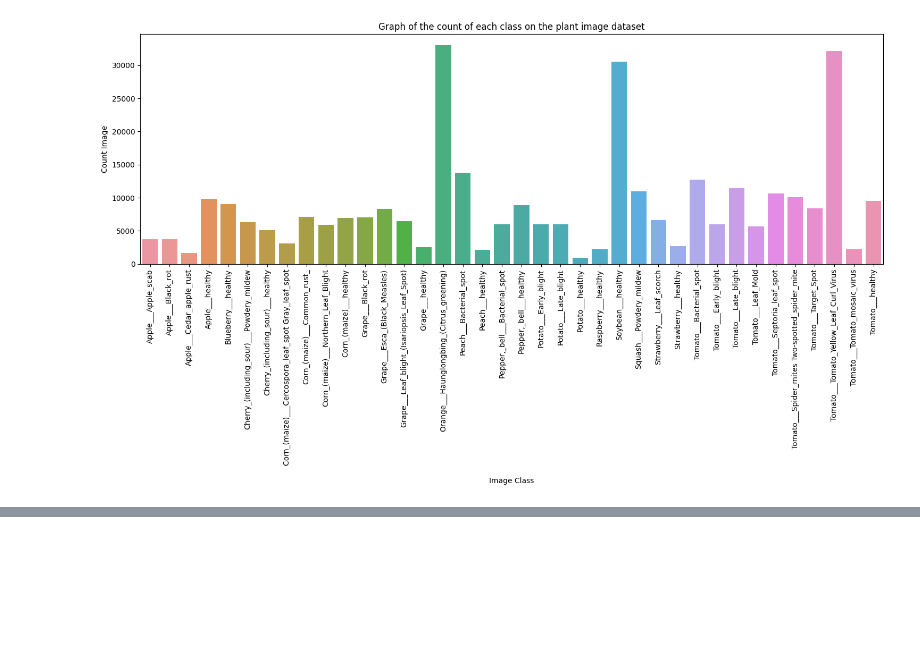
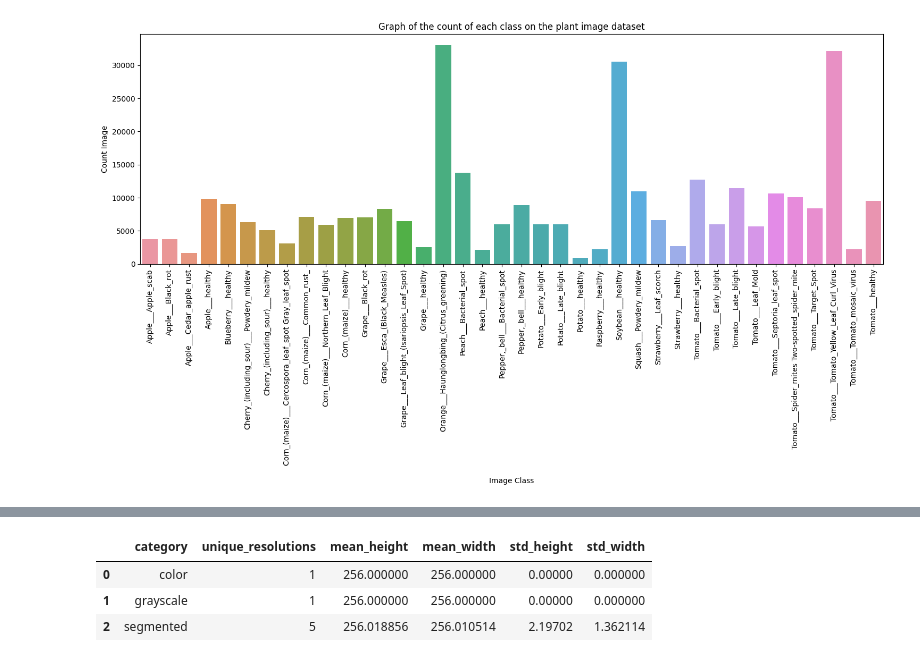
Before and after one commit to RedApple75/WIDS-5.0, a Jupyter notebook: plant_EDA.ipynb, the cells around one changed output, grey strips where cells are left out. Saved outputs shown, nothing was run; the diff lists cells and outputs as text; code cells hidden in the pictures; blank space fills up the shorter version.

```diff
--- a/plant_EDA.ipynb
+++ b/plant_EDA.ipynb
@@ -201,0 +249,19 @@ More than 20 figures have been opened. Figures created through the pyplot interf
+# %%
+summary = []
+
+for cat, df_ in dim_stats.items():
+    summary.append({
+        'category': cat,
+        'unique_resolutions': df_.drop_duplicates().shape[0],
+        'mean_height': df_['height'].mean(),
+        'mean_width': df_['width'].mean(),
+        'std_height': df_['height'].std(),
+        'std_width': df_['width'].std()
+    })
+
+pd.DataFrame(summary)
+# %% [output]
+|  | category | unique_resolutions | mean_height | mean_width | std_height | std_width |
+| 0 | color | 1 | 256.000000 | 256.000000 | 0.00000 | 0.000000 |
+| 1 | grayscale | 1 | 256.000000 | 256.000000 | 0.00000 | 0.000000 |
+| 2 | segmented | 5 | 256.018856 | 256.010514 | 2.19702 | 1.362114 |
```
Also changed, not shown: parts of 5 cells of this notebook.
